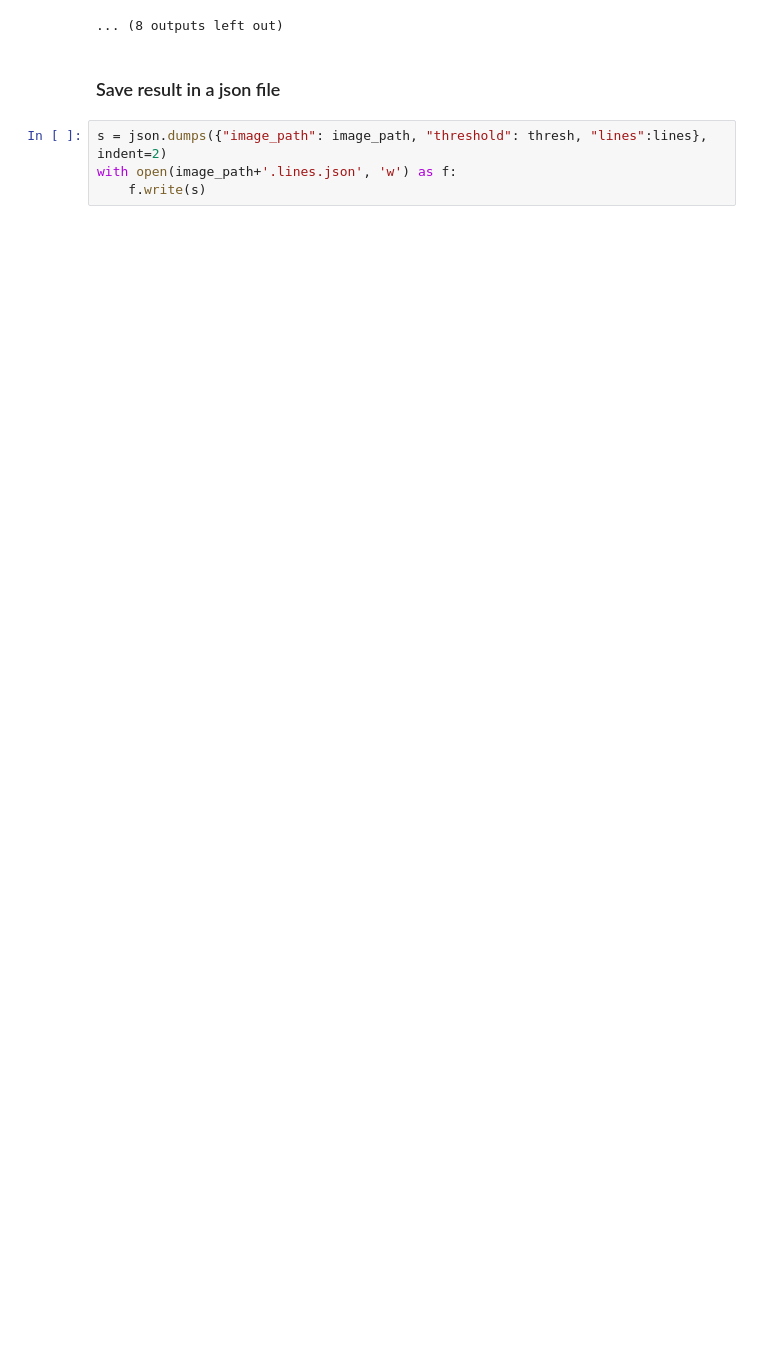
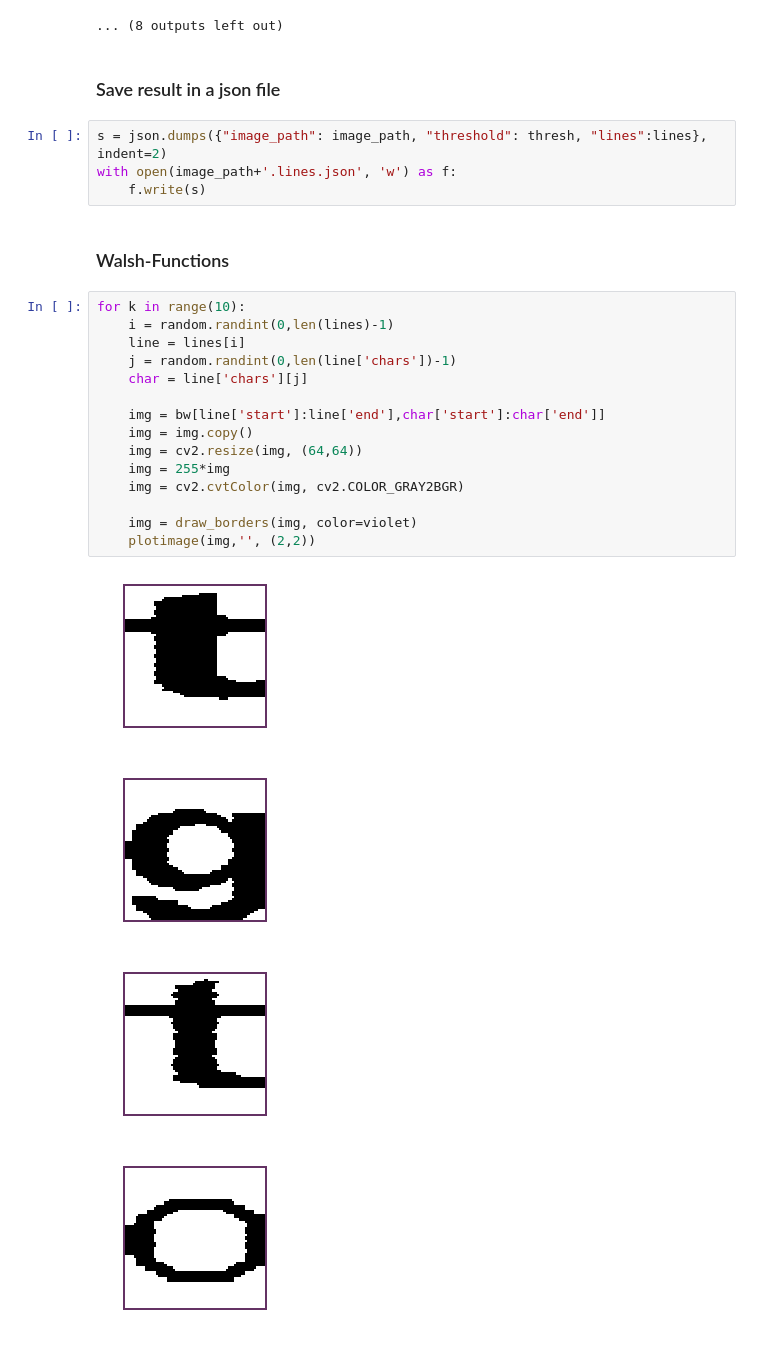
Before and after one commit to ghaiszaher/Image-Processing-OCR-Walsh, a Jupyter notebook: OCR_project/characters_segmentation.ipynb, the cells around one changed output. Cells and saved outputs as stored; diff of their text form; blank space fills up the shorter version.

```diff
--- a/01_characters_segmentation.ipynb
+++ b/OCR_project/characters_segmentation.ipynb
@@ -229,3 +235,25 @@ for k in range(10):
 s = json.dumps({"image_path": image_path, "threshold": thresh, "lines":lines}, indent=2)
 with open(image_path+'.lines.json', 'w') as f:
     f.write(s)
+# %% [markdown]
+### Walsh-Functions
+# %%
+for k in range(10):
+    i = random.randint(0,len(lines)-1)
+    line = lines[i]
+    j = random.randint(0,len(line['chars'])-1)
+    char = line['chars'][j]
+
+    img = bw[line['start']:line['end'],char['start']:char['end']]
+    img = img.copy()
+    img = cv2.resize(img, (64,64))
+    img = 255*img
+    img = cv2.cvtColor(img, cv2.COLOR_GRAY2BGR)
+
+    img = draw_borders(img, color=violet)
+    plotimage(img,'', (2,2))
+# %% [output]
+[figure, added]
+[figure, added]
+[figure, added]
+[figure, added]
```
Also changed, not shown: parts of 11 cells of this notebook.
